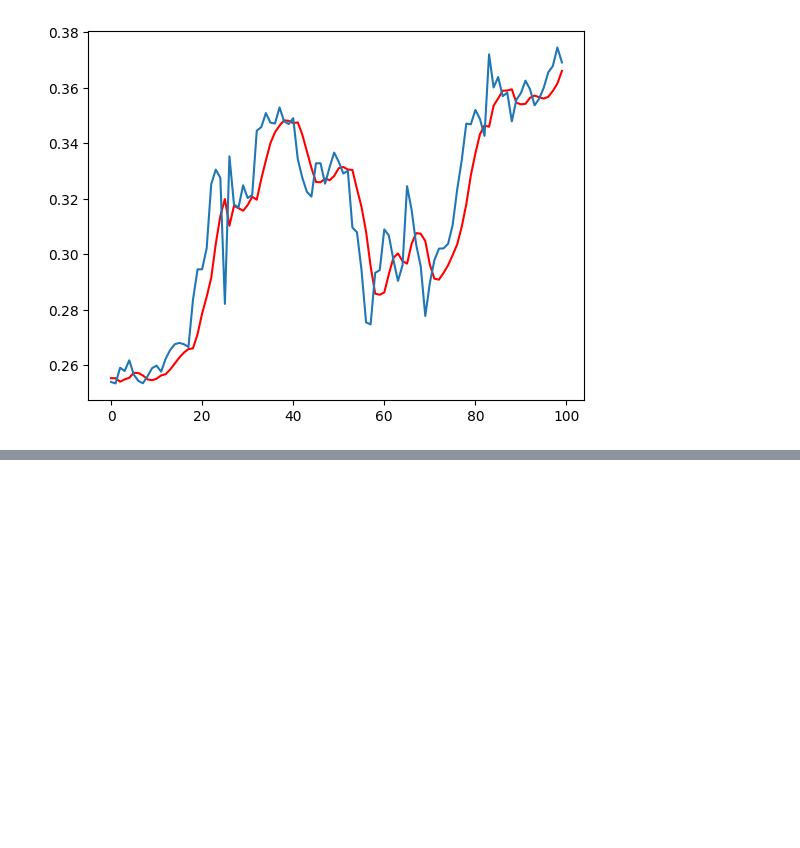
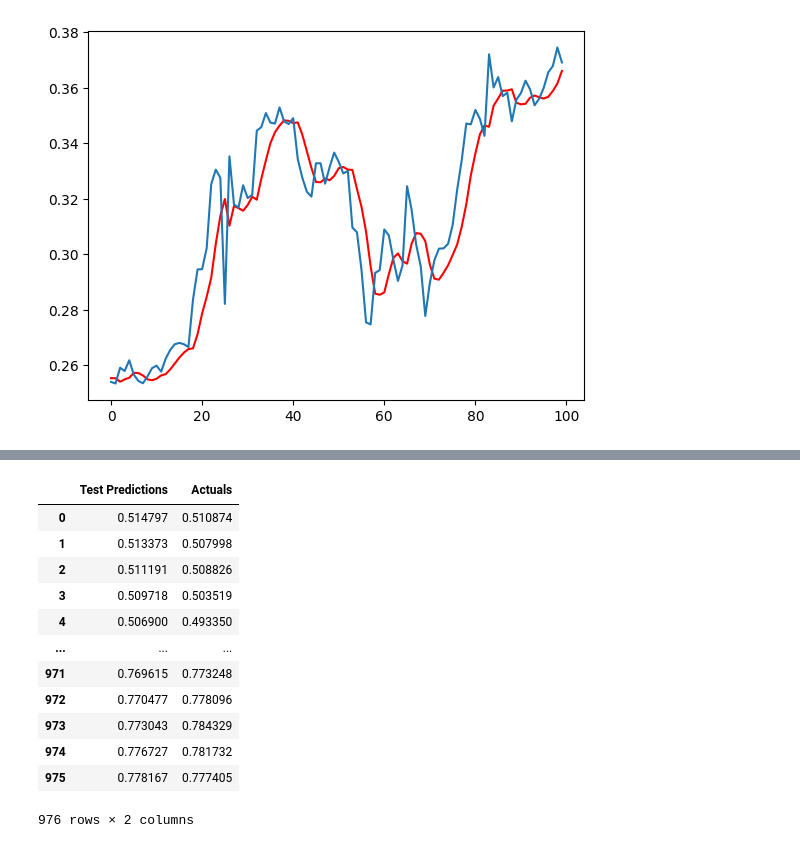
Before and after one commit to justin-aj/BitCoinLSTM, a Jupyter notebook: LSTMTimeSeriesForecasting.ipynb, the cells around one changed output, grey strips where cells are left out. Cells and saved outputs as stored; diff of their text form; code cells hidden in the pictures; blank space fills up the shorter version.

```diff
--- a/LSTMTimeSeriesForecasting.ipynb
+++ b/LSTMTimeSeriesForecasting.ipynb
@@ -186,0 +212,5 @@ plt.plot(train_results['Actuals'][:100])
+# %%
+test_predictions = model1.predict(X_test1).flatten()
+test_results = pd.DataFrame(data={'Test Predictions':test_predictions, 'Actuals':y_test1.flatten()})
+test_results
+# %% [output]
@@ -186,0 +218,13 @@ plt.plot(train_results['Actuals'][:100])
+|  | Test Predictions | Actuals |
+| 0 | 0.514797 | 0.510874 |
+| 1 | 0.513373 | 0.507998 |
+| 2 | 0.511191 | 0.508826 |
+| 3 | 0.509718 | 0.503519 |
+| 4 | 0.506900 | 0.493350 |
+| ... | ... | ... |
+| 971 | 0.769615 | 0.773248 |
+| 972 | 0.770477 | 0.778096 |
+| 973 | 0.773043 | 0.784329 |
+| 974 | 0.776727 | 0.781732 |
+| 975 | 0.778167 | 0.777405 |
+976 rows × 2 columns
```
Also changed, not shown: parts of 4 cells of this notebook, 1 other file.
